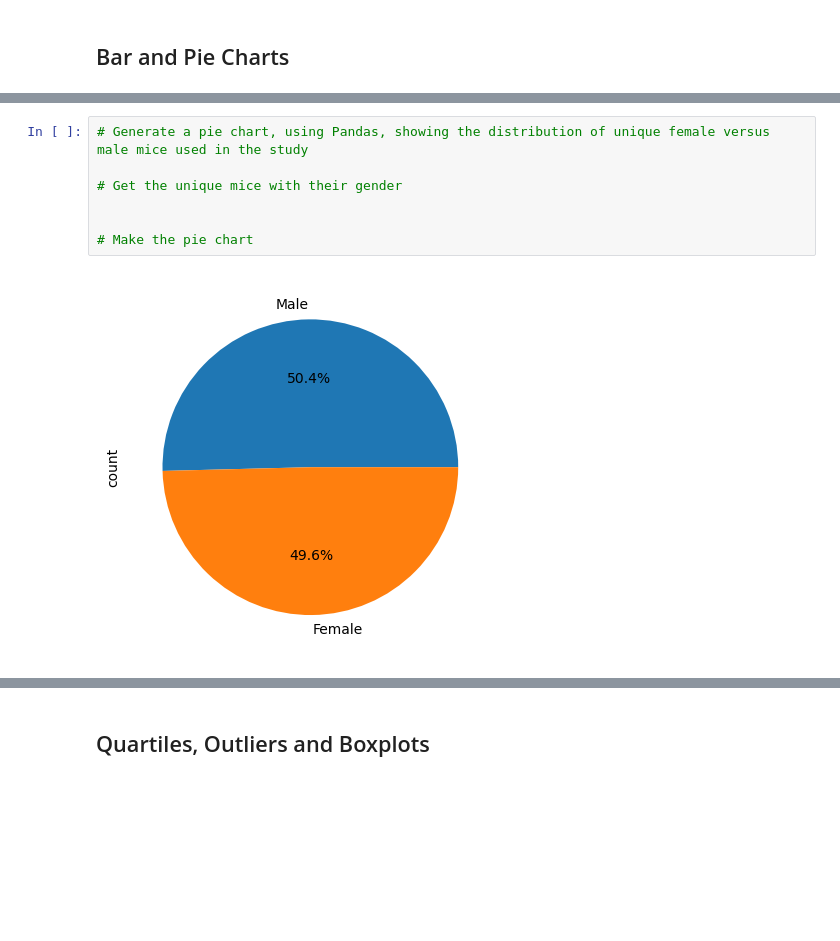
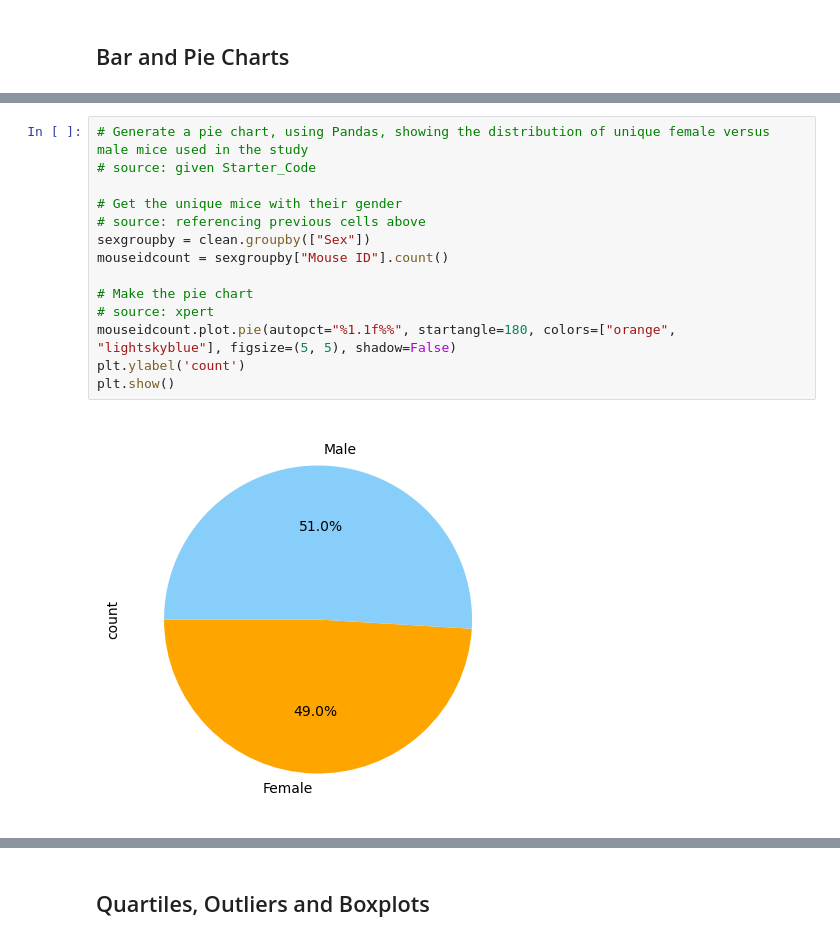
Before and after one commit to HanaDoubleU/matplotlib-challenge, a Jupyter notebook: Pymaceuticals/pymaceuticals_starter.ipynb, the cells around one changed output, grey strips where cells are left out. Drawn from its saved outputs; the diff is of its cells as text; blank space fills up the shorter version.

```diff
--- a/Pymaceuticals/pymaceuticals_starter.ipynb
+++ b/Pymaceuticals/pymaceuticals_starter.ipynb
@@ -178,12 +211,19 @@ advancedmethod
 # %%
 # Generate a pie chart, using Pandas, showing the distribution of unique female versus male mice used in the study
+# source: given Starter_Code
 
 # Get the unique mice with their gender
-
+# source: referencing previous cells above
+sexgroupby = clean.groupby(["Sex"])
+mouseidcount = sexgroupby["Mouse ID"].count()
 
 # Make the pie chart
+# source: xpert
+mouseidcount.plot.pie(autopct="%1.1f%%", startangle=180, colors=["orange", "lightskyblue"], figsize=(5, 5), shadow=False)
+plt.ylabel('count')
+plt.show()
 # %% [output]
-[figure, old version]
+[figure, new version]
 # %%
 # Generate a pie chart, using pyplot, showing the distribution of unique female versus male mice used in the study
 
```
Also changed, not shown: parts of 7 cells of this notebook.
